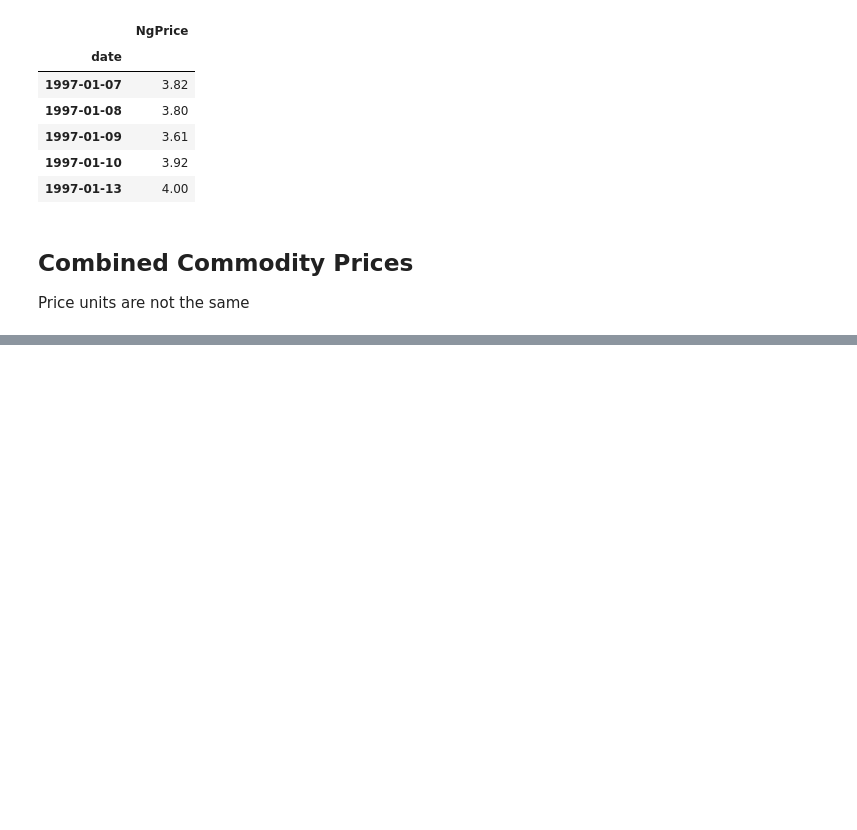
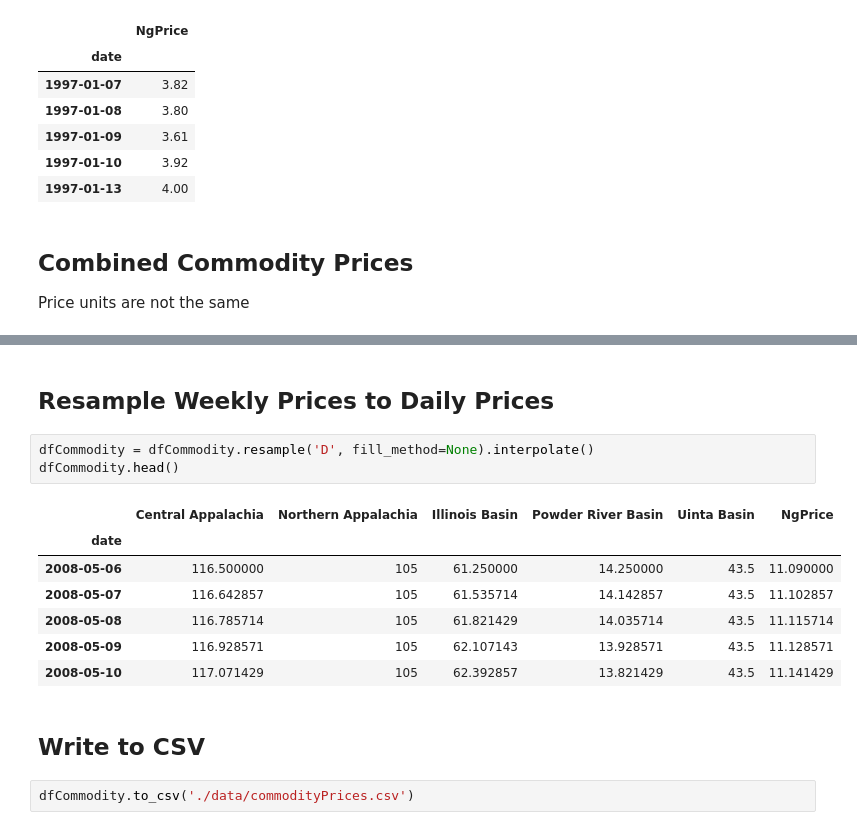
Before and after one commit to dannychua/Electricity-Price-Predictor, a Jupyter notebook: Commodity Prices.ipynb, the cells around one changed output, grey strips where cells are left out. Cells and saved outputs as stored; diff of their text form; blank space fills up the shorter version.

Commit message:
Upsample commodity prices to daily prices

```diff
--- a/Commodity Prices.ipynb
+++ b/Commodity Prices.ipynb
@@ -52,0 +53,17 @@ plt.xlabel('Year')
+# %% [markdown]
+## Resample Weekly Prices to Daily Prices
+# %%
+dfCommodity = dfCommodity.resample('D', fill_method=None).interpolate()
+dfCommodity.head()
+# %% [output]
+|  | Central Appalachia | Northern Appalachia | Illinois Basin | Powder River Basin | Uinta Basin | NgPrice |
+| date |  |  |  |  |  |  |
+| 2008-05-06 | 116.500000 | 105 | 61.250000 | 14.250000 | 43.5 | 11.090000 |
+| 2008-05-07 | 116.642857 | 105 | 61.535714 | 14.142857 | 43.5 | 11.102857 |
+| 2008-05-08 | 116.785714 | 105 | 61.821429 | 14.035714 | 43.5 | 11.115714 |
+| 2008-05-09 | 116.928571 | 105 | 62.107143 | 13.928571 | 43.5 | 11.128571 |
+| 2008-05-10 | 117.071429 | 105 | 62.392857 | 13.821429 | 43.5 | 11.141429 |
+# %% [markdown]
+## Write to CSV
+# %%
+dfCommodity.to_csv('./data/commodityPrices.csv')
```
Also changed, not shown: parts of 1 cell of this notebook.
